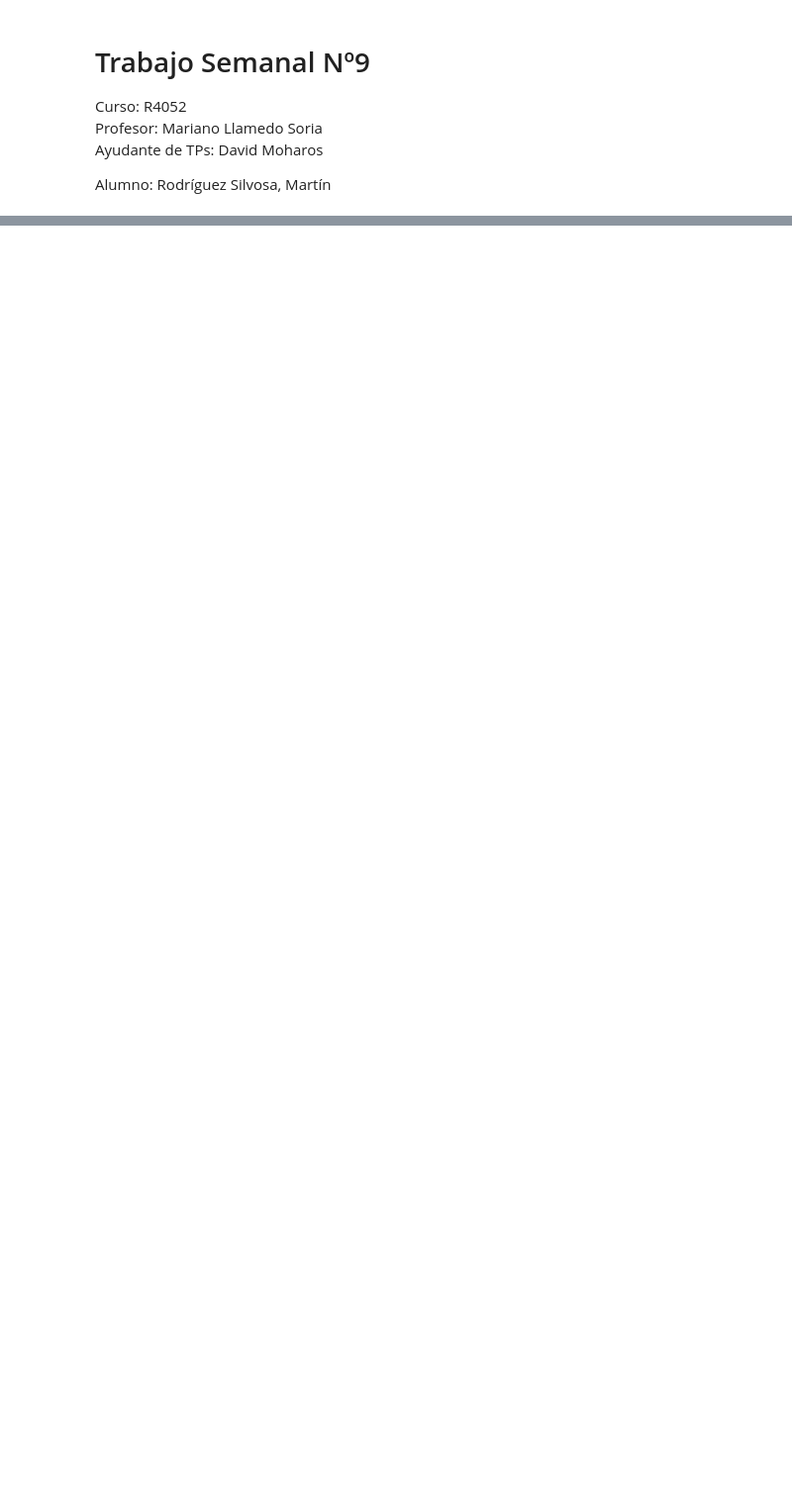
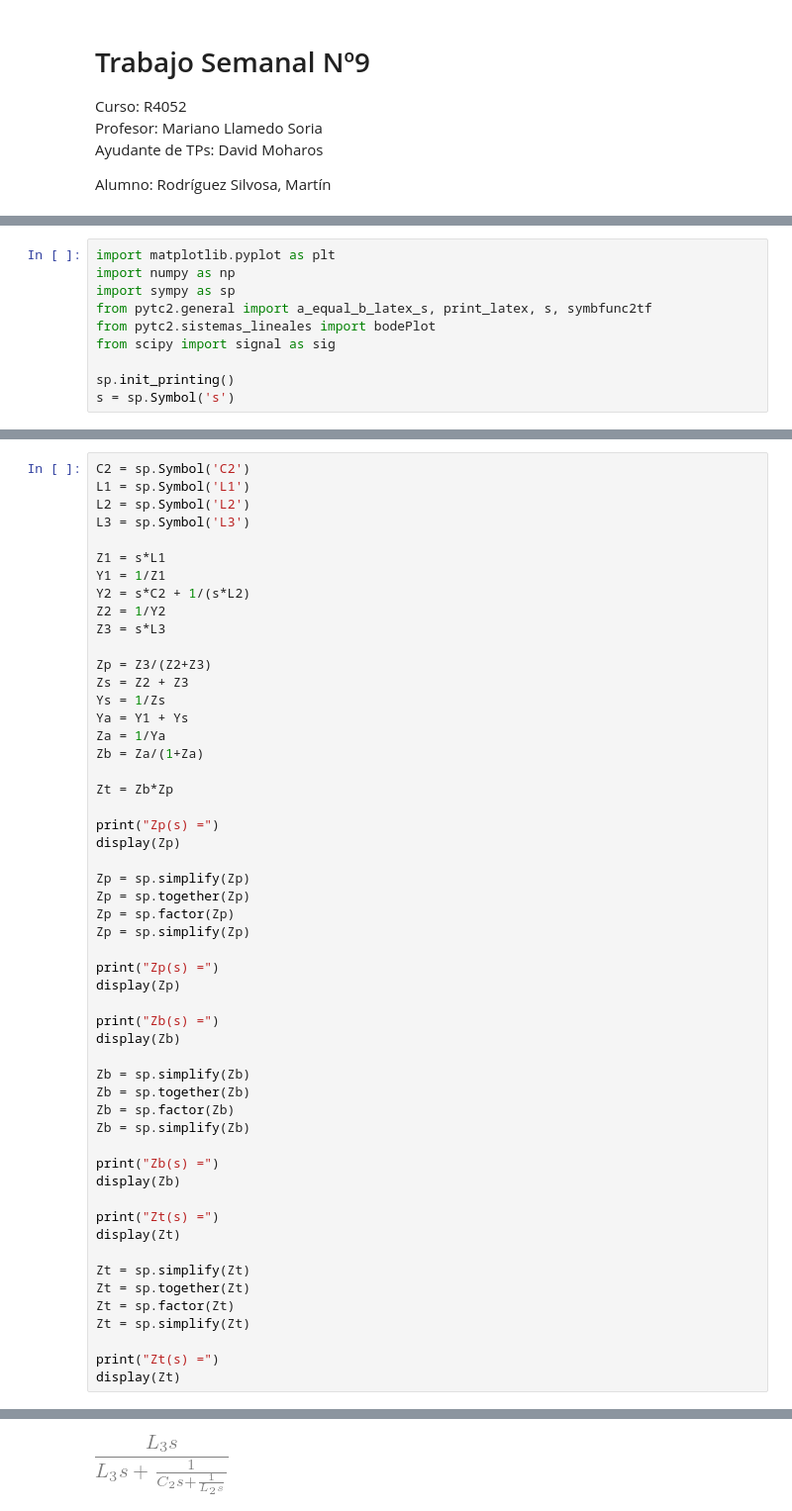
Before and after one commit to mrsilvosa/FRBA, a Jupyter notebook: tareaSemanal_9/tareaSemanal_9.ipynb, the cells around one changed output, grey strips where cells are left out. Shown at 99% size. Cells and saved outputs as stored; diff of their text form; blank space fills up the shorter version.

```diff
--- a/tareaSemanal_9/tareaSemanal_9.ipynb
+++ b/tareaSemanal_9/tareaSemanal_9.ipynb
@@ -538,0 +16,10 @@ with open(filename, "w") as f:
+# %%
+import matplotlib.pyplot as plt
+import numpy as np
+import sympy as sp
+from pytc2.general import a_equal_b_latex_s, print_latex, s, symbfunc2tf
+from pytc2.sistemas_lineales import bodePlot
+from scipy import signal as sig
+
+sp.init_printing()
+s = sp.Symbol('s')
@@ -538,0 +221,54 @@ with open(filename, "w") as f:
+# %%
+C2 = sp.Symbol('C2')
+L1 = sp.Symbol('L1')
+L2 = sp.Symbol('L2')
+L3 = sp.Symbol('L3')
+
+Z1 = s*L1
+Y1 = 1/Z1
+Y2 = s*C2 + 1/(s*L2)
+Z2 = 1/Y2
+Z3 = s*L3
+
+Zp = Z3/(Z2+Z3)
+Zs = Z2 + Z3
+Ys = 1/Zs
+Ya = Y1 + Ys
+Za = 1/Ya
+Zb = Za/(1+Za)
+
+Zt = Zb*Zp
+
+print("Zp(s) =")
+display(Zp)
+
+Zp = sp.simplify(Zp)
+Zp = sp.together(Zp)
+Zp = sp.factor(Zp)
+Zp = sp.simplify(Zp)
+
+print("Zp(s) =")
+display(Zp)
+
+print("Zb(s) =")
+display(Zb)
+
+Zb = sp.simplify(Zb)
+Zb = sp.together(Zb)
+Zb = sp.factor(Zb)
+Zb = sp.simplify(Zb)
+
+print("Zb(s) =")
+display(Zb)
+
+print("Zt(s) =")
+display(Zt)
+
+Zt = sp.simplify(Zt)
+Zt = sp.together(Zt)
+Zt = sp.factor(Zt)
+Zt = sp.simplify(Zt)
+
+print("Zt(s) =")
+display(Zt)
+# %% [output]
@@ -538,0 +276 @@ with open(filename, "w") as f:
+[figure, added]
```
Also changed, not shown: parts of 119 cells of this notebook, 9 other files.
